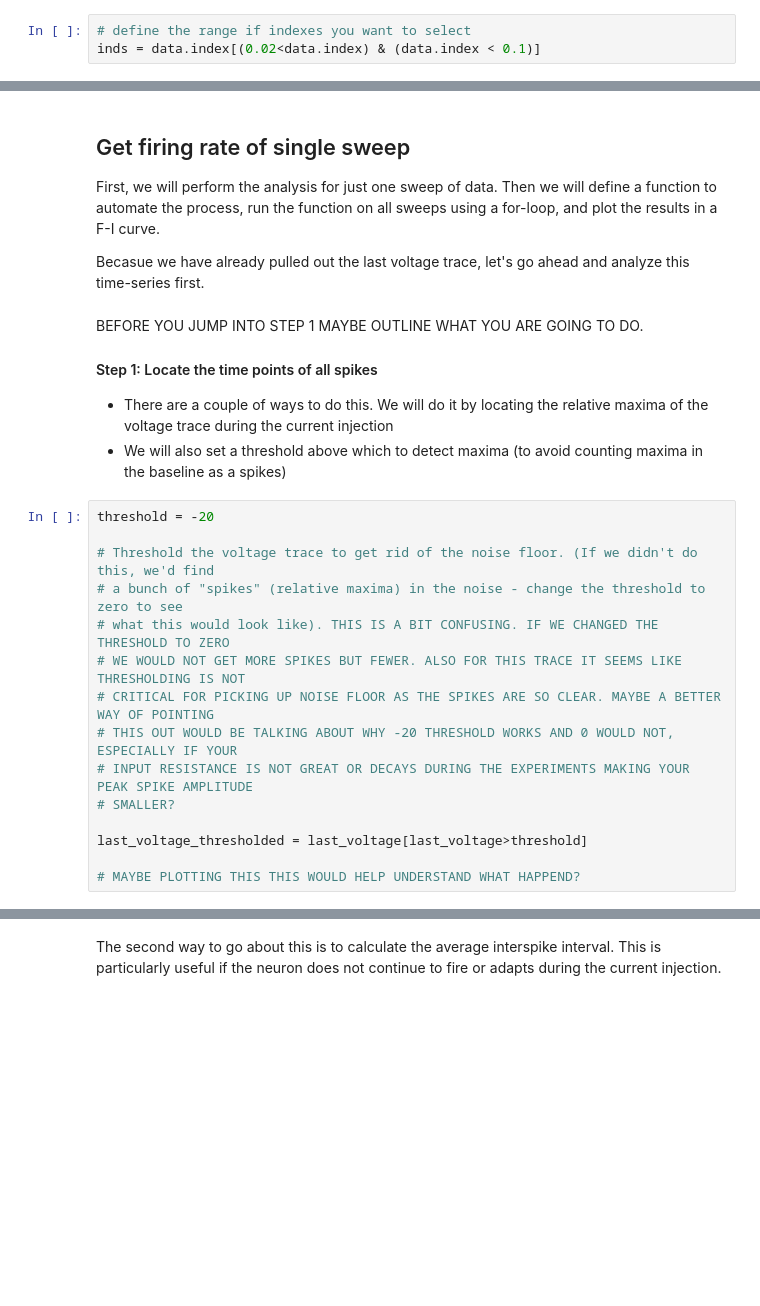
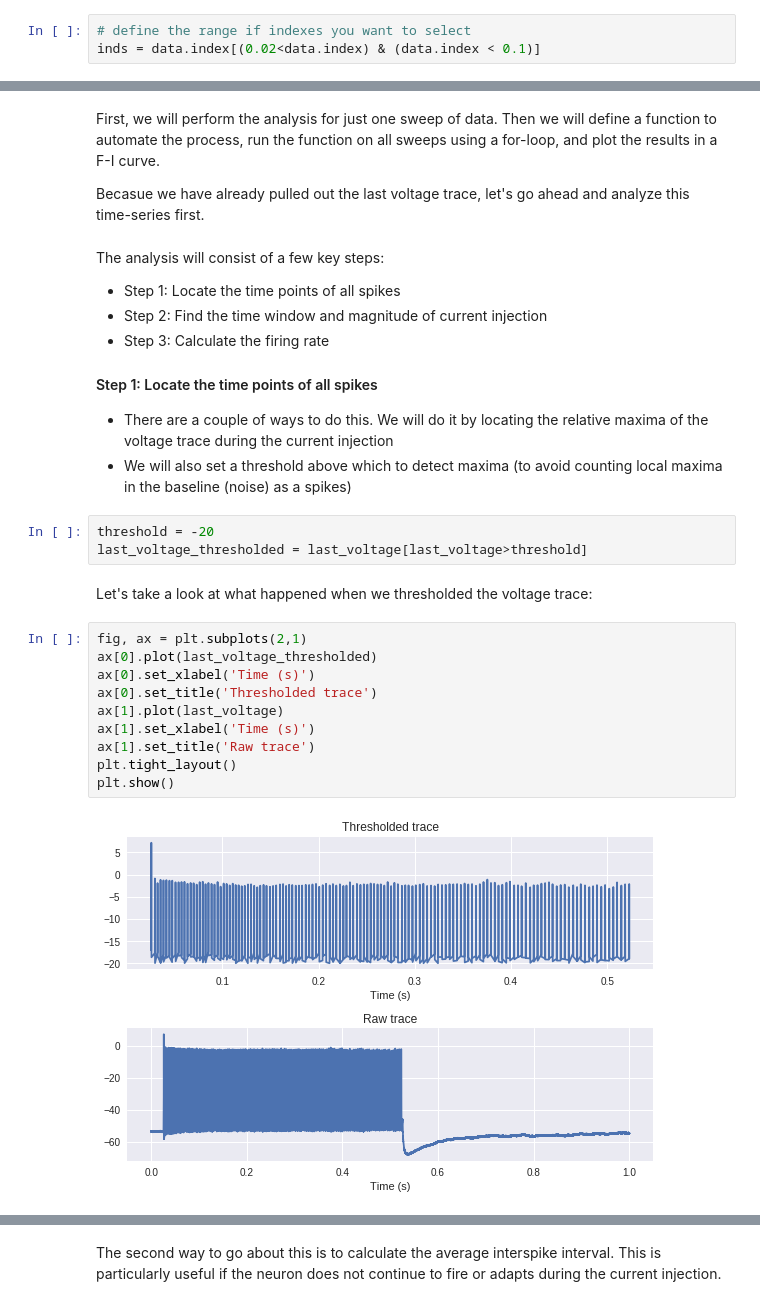
Before and after one commit to dasaderi/python_neurobootcamp, a Jupyter notebook: day-3/Day-3.ipynb, the cells around one changed output, grey strips where cells are left out. Drawn from its saved outputs; the diff is of its cells as text; blank space fills up the shorter version.

```diff
--- a/day-3/Day-3.ipynb
+++ b/day-3/Day-3.ipynb
@@ -471,26 +357,30 @@ From looking at these F-I curves you can identify if the cell is transiently fir
 # %% [markdown]
-## Get firing rate of single sweep
 First, we will perform the analysis for just one sweep of data. Then we will define a function to automate the process, run the function on all sweeps using a for-loop, and plot the results in a F-I curve.
 
 Becasue we have already pulled out the last voltage trace, let's go ahead and analyze this time-series first.
 # %% [markdown]
-BEFORE YOU JUMP INTO STEP 1 MAYBE OUTLINE WHAT YOU ARE GOING TO DO.
+The analysis will consist of a few key steps:
+* Step 1: Locate the time points of all spikes
+* Step 2: Find the time window and magnitude of current injection
+* Step 3: Calculate the firing rate
 
 #### Step 1: Locate the time points of all spikes
 * There are a couple of ways to do this. We will do it by locating the relative maxima of the voltage trace during the current injection
-* We will also set a threshold above which to detect maxima (to avoid counting maxima in the baseline as a spikes)
+* We will also set a threshold above which to detect maxima (to avoid counting local maxima in the baseline (noise) as a spikes)
-# %%
-threshold = -20
-
-# Threshold the voltage trace to get rid of the noise floor. (If we didn't do this, we'd find
-# a bunch of "spikes" (relative maxima) in the noise - change the threshold to zero to see
-# what this would look like). THIS IS A BIT CONFUSING. IF WE CHANGED THE THRESHOLD TO ZERO
-# WE WOULD NOT GET MORE SPIKES BUT FEWER. ALSO FOR THIS TRACE IT SEEMS LIKE THRESHOLDING IS NOT
-# CRITICAL FOR PICKING UP NOISE FLOOR AS THE SPIKES ARE SO CLEAR. MAYBE A BETTER WAY OF POINTING
-# THIS OUT WOULD BE TALKING ABOUT WHY -20 THRESHOLD WORKS AND 0 WOULD NOT, ESPECIALLY IF YOUR
-# INPUT RESISTANCE IS NOT GREAT OR DECAYS DURING THE EXPERIMENTS MAKING YOUR PEAK SPIKE AMPLITUDE
-# SMALLER?
-
-last_voltage_thresholded = last_voltage[last_voltage>threshold]
-
-# MAYBE PLOTTING THIS THIS WOULD HELP UNDERSTAND WHAT HAPPEND?
+# %%
+threshold = -20
+last_voltage_thresholded = last_voltage[last_voltage>threshold]
+# %% [markdown]
+Let's take a look at what happened when we thresholded the voltage trace:
+# %%
+fig, ax = plt.subplots(2,1)
+ax[0].plot(last_voltage_thresholded)
+ax[0].set_xlabel('Time (s)')
+ax[0].set_title('Thresholded trace')
+ax[1].plot(last_voltage)
+ax[1].set_xlabel('Time (s)')
+ax[1].set_title('Raw trace')
+plt.tight_layout()
+plt.show()
+# %% [output]
+[figure, added]
```
Also changed, not shown: parts of 100 cells of this notebook, 1 other file.
